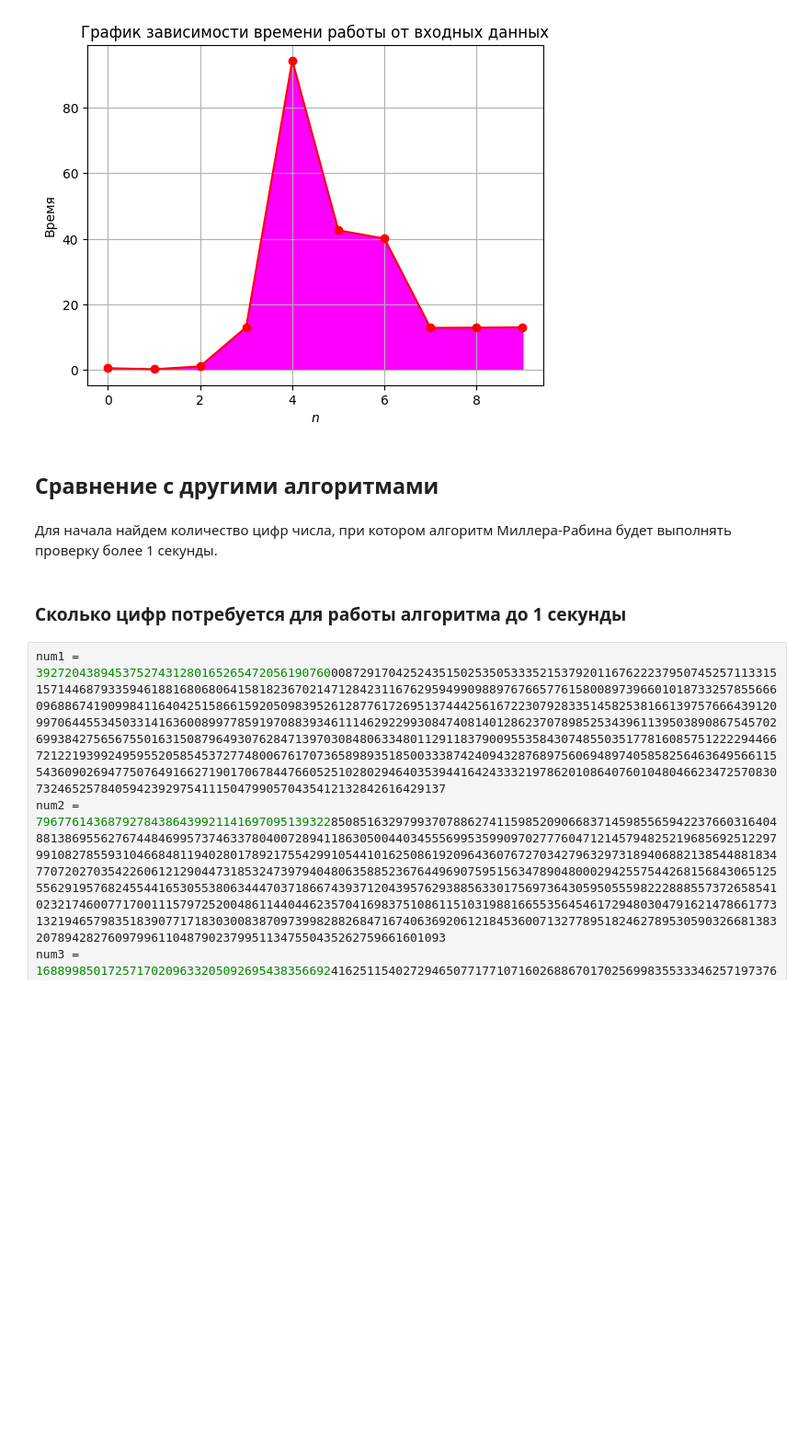
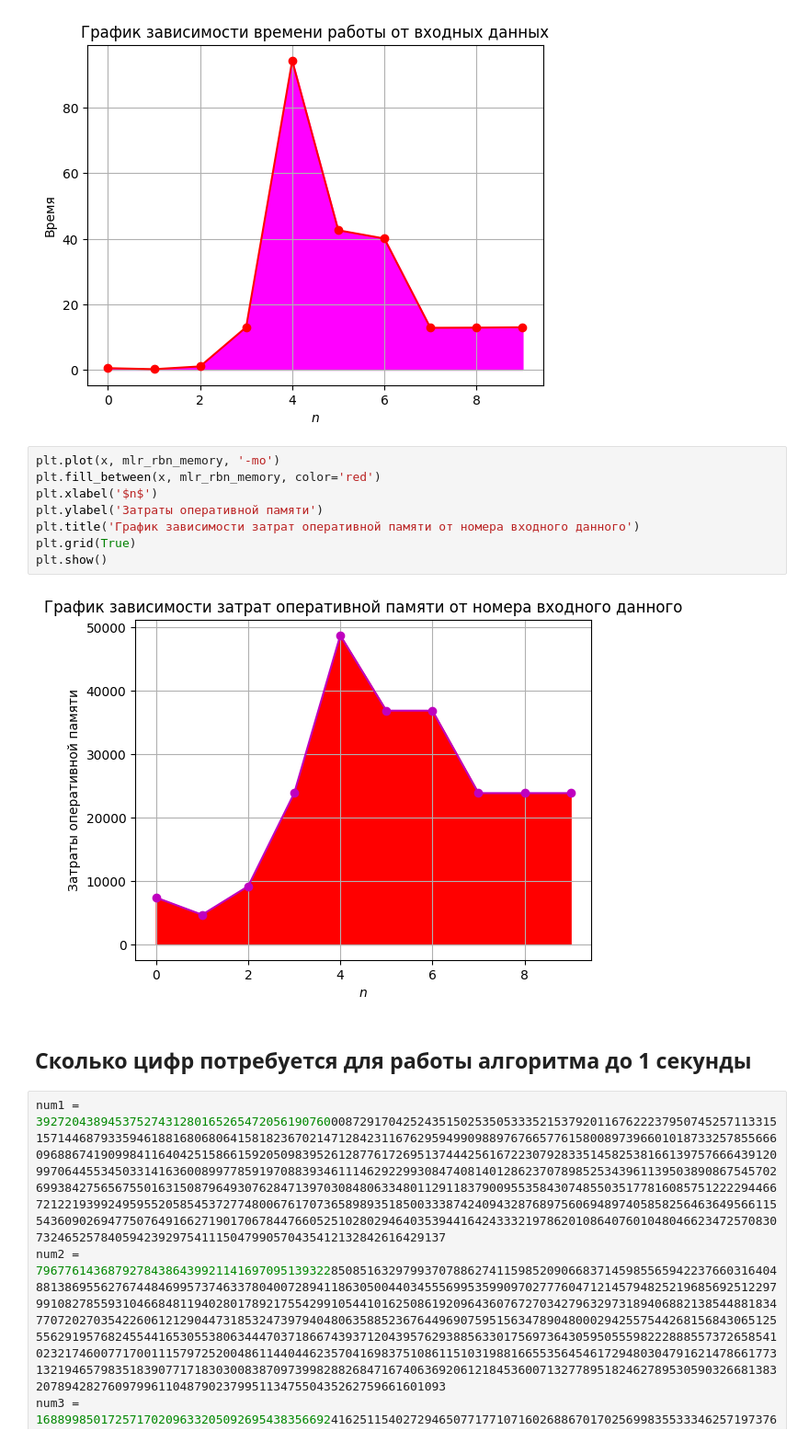
Before and after one commit to anshpak/comp-practice, a Jupyter notebook: testing-algorithms.ipynb, the cells around one changed output. Shown at 92% size. Cells and saved outputs as stored; diff of their text form; blank space fills up the shorter version.

```diff
--- a/testing-algorithms.ipynb
+++ b/testing-algorithms.ipynb
@@ -382,10 +396,16 @@ plt.grid(True)
 plt.show()
 # %% [output]
 [figure]
-# %% [markdown]
-## Сравнение с другими алгоритмами
-# %% [markdown]
-Для начала найдем количество цифр числа, при котором алгоритм Миллера-Рабина будет выполнять проверку более 1 секунды.
+# %%
+plt.plot(x, mlr_rbn_memory, '-mo')
+plt.fill_between(x, mlr_rbn_memory, color='red')
+plt.xlabel('$n$')
+plt.ylabel('Затраты оперативной памяти')
+plt.title('График зависимости затрат оперативной памяти от номера входного данного')
+plt.grid(True)
+plt.show()
+# %% [output]
+[figure, added]
 # %% [markdown]
-### Сколько цифр потребуется для работы алгоритма до 1 секунды
+## Сколько цифр потребуется для работы алгоритма до 1 секунды
 # %%
```
Also changed, not shown: parts of 35 cells of this notebook.
